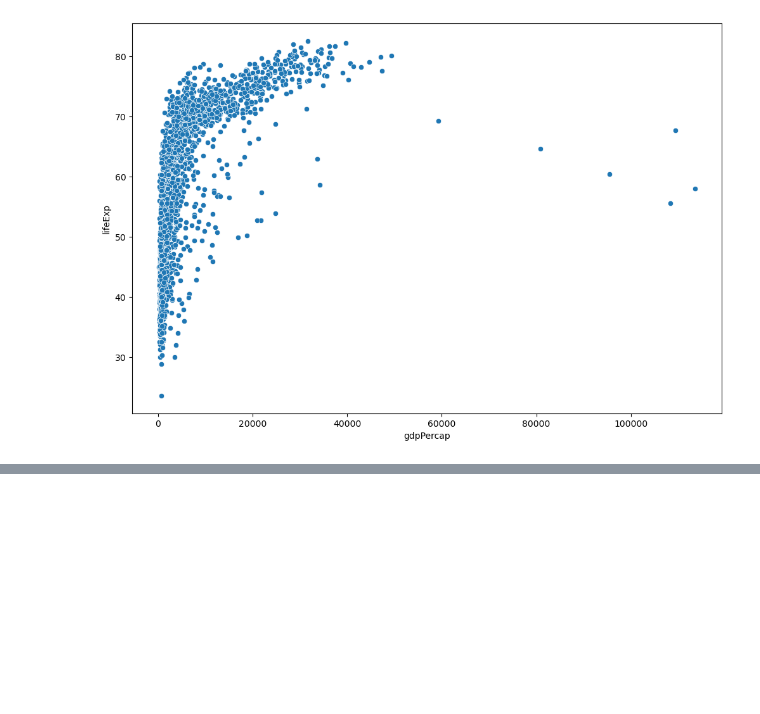
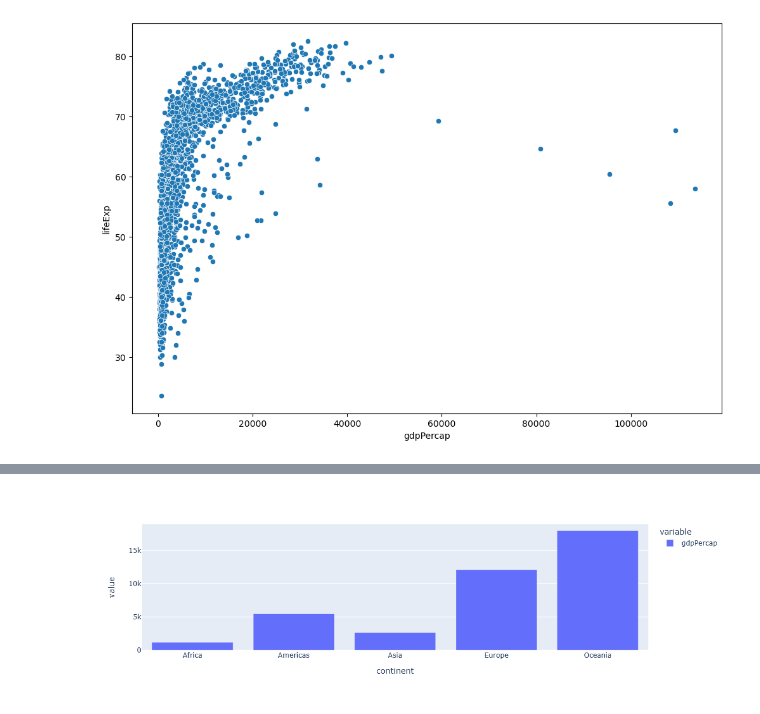
Before and after one commit to elmunoz42/python-plots, a Jupyter notebook: plot-examples.ipynb, the cells around one changed output, grey strips where cells are left out. Drawn from its saved outputs; the diff is of its cells as text; code cells hidden in the pictures; blank space fills up the shorter version.

```diff
--- a/plot-examples.ipynb
+++ b/plot-examples.ipynb
@@ -65,0 +71,5 @@ scatterplot3_fig.savefig('images/plot4.png')
+# %%
+ans2 = gapminder.groupby('continent')[['gdpPercap']].agg("median")
+px.bar(ans2)
+# %% [output]
+[figure, added]
```
Also changed, not shown: parts of 2 cells of this notebook.
